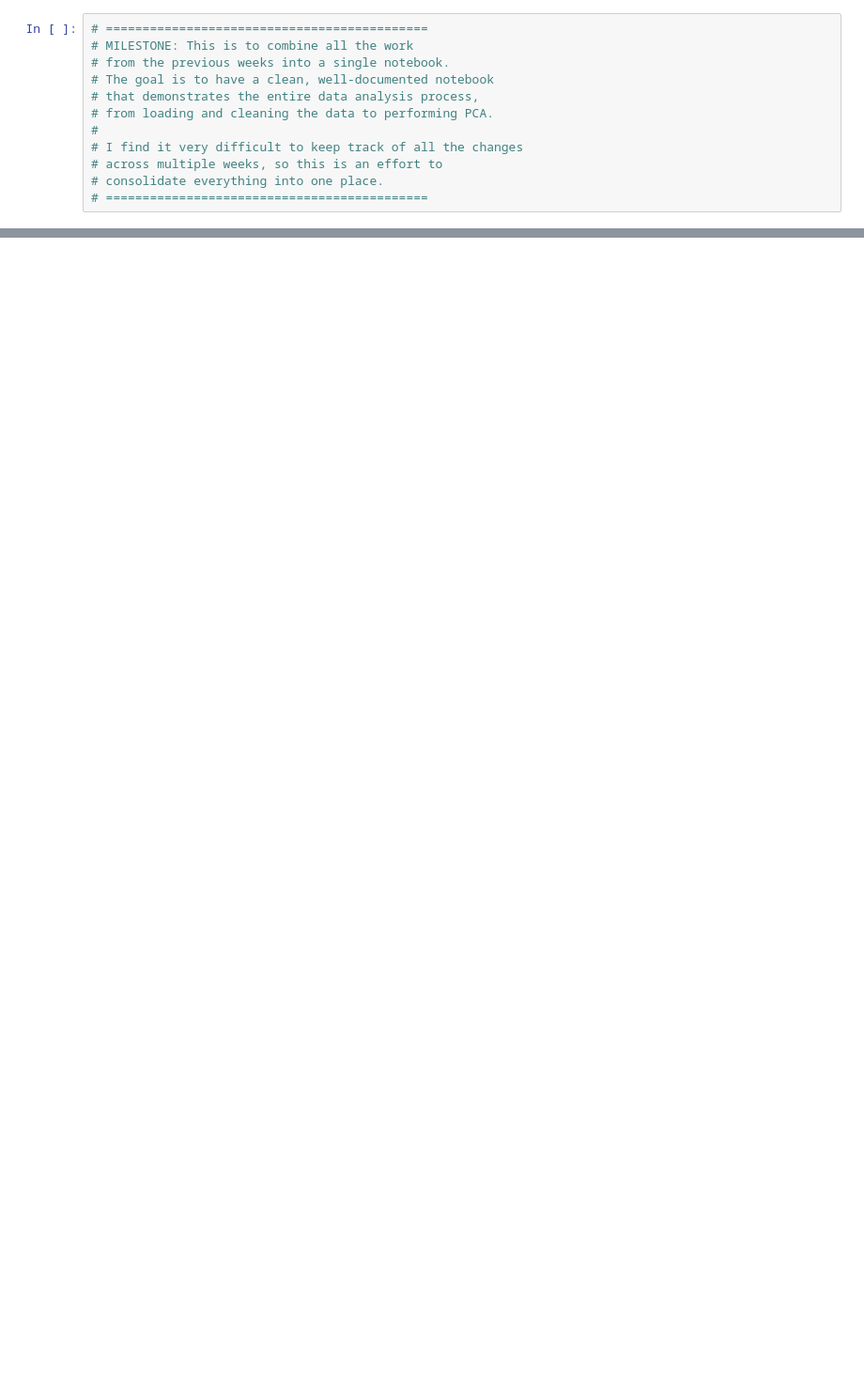
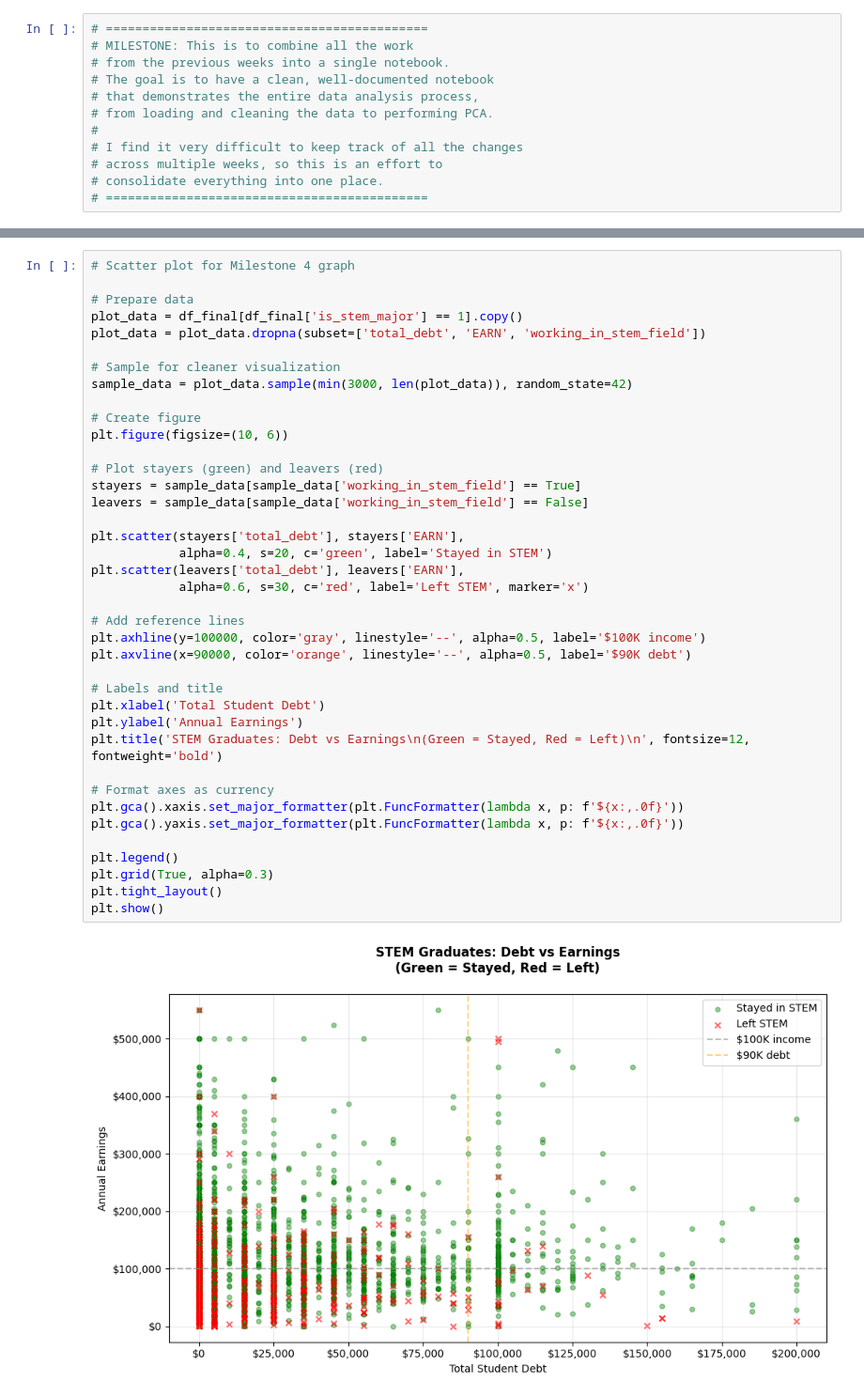
Before and after one commit to Quantum-Cosmic/ModuleB_Sem2_DNguyen_Milestone4, a Jupyter notebook: OMDS-ModB2-Milestone-Nguyen-Dustin.ipynb, the cells around one changed output, grey strips where cells are left out. Shown at 94% size. Drawn from its saved outputs; the diff is of its cells as text; blank space fills up the shorter version.

```diff
--- a/OMDS-ModB2-Milestone-Nguyen-Dustin.ipynb
+++ b/OMDS-ModB2-Milestone-Nguyen-Dustin.ipynb
@@ -404,0 +469,41 @@ Best CV Accuracy: 0.883
+# %%
+# Scatter plot for Milestone 4 graph
+
+# Prepare data
+plot_data = df_final[df_final['is_stem_major'] == 1].copy()
+plot_data = plot_data.dropna(subset=['total_debt', 'EARN', 'working_in_stem_field'])
+
+# Sample for cleaner visualization
+sample_data = plot_data.sample(min(3000, len(plot_data)), random_state=42)
+
+# Create figure
+plt.figure(figsize=(10, 6))
+
+# Plot stayers (green) and leavers (red)
+stayers = sample_data[sample_data['working_in_stem_field'] == True]
+leavers = sample_data[sample_data['working_in_stem_field'] == False]
+
+plt.scatter(stayers['total_debt'], stayers['EARN'],
+            alpha=0.4, s=20, c='green', label='Stayed in STEM')
+plt.scatter(leavers['total_debt'], leavers['EARN'],
+            alpha=0.6, s=30, c='red', label='Left STEM', marker='x')
+
+# Add reference lines
+plt.axhline(y=100000, color='gray', linestyle='--', alpha=0.5, label='$100K income')
+plt.axvline(x=90000, color='orange', linestyle='--', alpha=0.5, label='$90K debt')
+
+# Labels and title
+plt.xlabel('Total Student Debt')
+plt.ylabel('Annual Earnings')
+plt.title('STEM Graduates: Debt vs Earnings\n(Green = Stayed, Red = Left)\n', fontsize=12, fontweight='bold')
+
+# Format axes as currency
+plt.gca().xaxis.set_major_formatter(plt.FuncFormatter(lambda x, p: f'${x:,.0f}'))
+plt.gca().yaxis.set_major_formatter(plt.FuncFormatter(lambda x, p: f'${x:,.0f}'))
+
+plt.legend()
+plt.grid(True, alpha=0.3)
+plt.tight_layout()
+plt.show()
+# %% [output]
+[figure, added]
```
Also changed, not shown: parts of 7 cells of this notebook, 5 other files.
